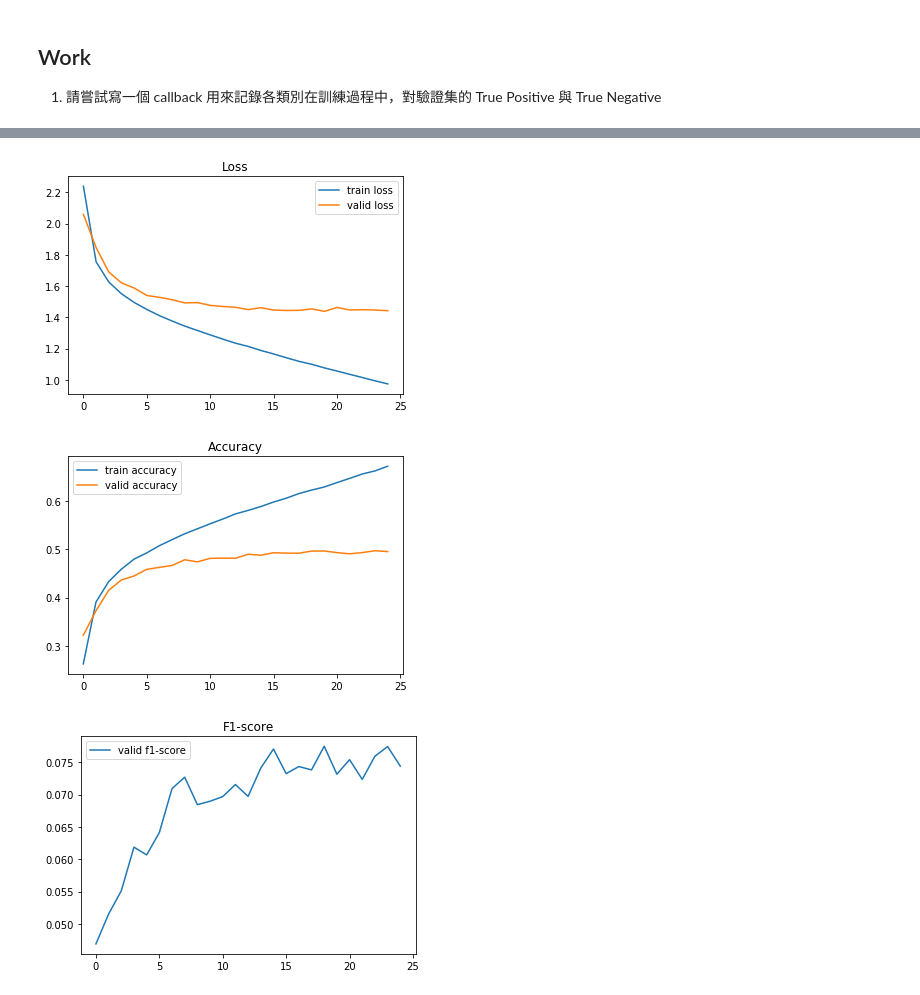
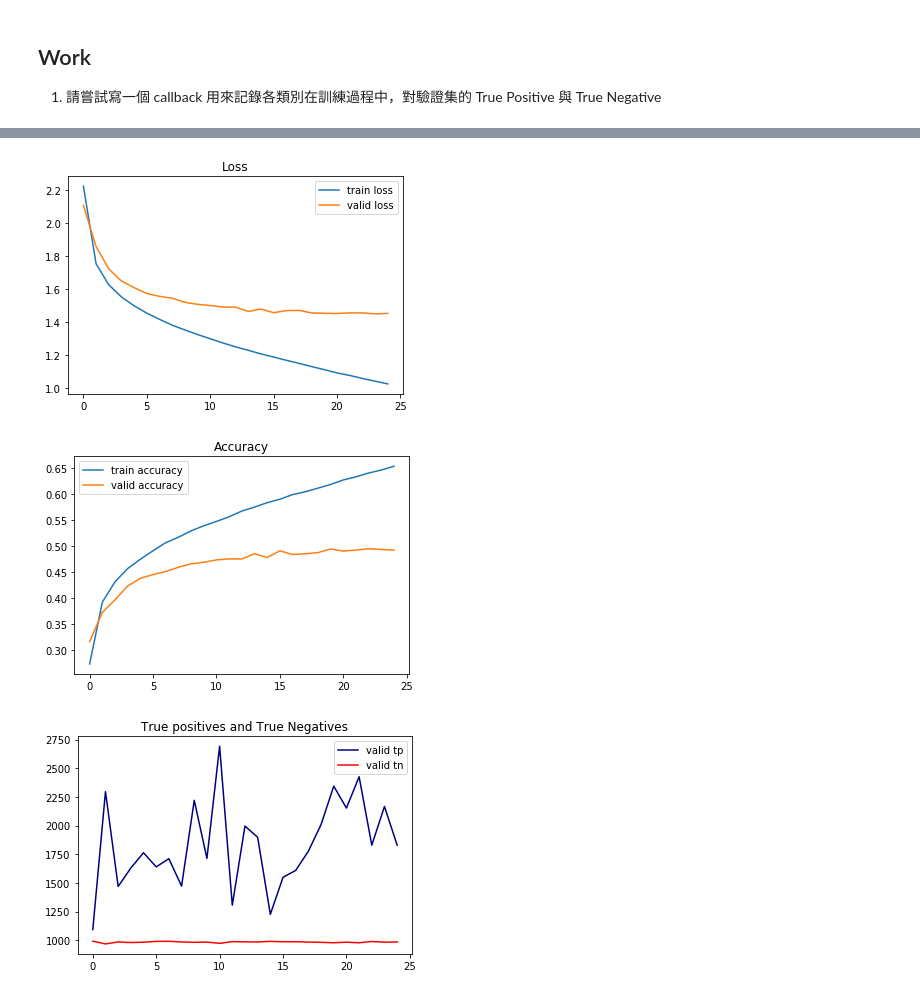
Before and after one commit to HRTseng/100Day-ML-Marathon, a Jupyter notebook: Day_088_HW.ipynb, the cells around one changed output, grey strips where cells are left out. Cells and saved outputs as stored; diff of their text form; code cells hidden in the pictures.

```diff
--- a/Day_088_HW.ipynb
+++ b/Day_088_HW.ipynb
@@ -34,11 +36,7 @@ y_train = preproc_y(y_train)
 y_test = preproc_y(y_test)
 # %%
 from keras.layers import BatchNormalization
-
-"""
-建立神經網路，並加入 BN layer
-"""
-def build_mlp(input_shape, output_units=10, num_neurons=[512, 256, 128]):
+def build_mlp(input_shape, output_units=10, num_neurons=[256, 256, 256]):
     input_layer = keras.layers.Input(input_shape)
 
     for i, n_units in enumerate(num_neurons):
@@ -64,17 +62,14 @@ EPOCHS = 25
 BATCH_SIZE = 1024
 MOMENTUM = 0.95
 # %%
-"""
-# 載入 Callbacks，撰寫一個 f1 score 的 callback function
-"""
+# 載入 Callbacks
+from keras.callbacks import Callback
 
-from keras.callbacks import Callback
-from sklearn.metrics import f1_score
-
-class f1sc(Callback):
+# Record_fp_tp
+class Record_tp_tn(Callback):
     def on_train_begin(self, epoch, logs = {}):
         logs = logs or {}
-        record_items = ["val_auc", "val_f1sc", "val_fp", "val_fn", "val_tp", "val_tn"]
+        record_items = ["val_tp", "val_tn"]
         for i in record_items:
             if i not in self.params['metrics']:
                 self.params['metrics'].append(i)
@@ -85,9 +80,13 @@ class f1sc(Callback):
         y_pred = self.model.predict(self.validation_data[0])
         y_pred = (y_pred[:, 1] >= thres) * 1
 
-        logs["val_f1sc"] = f1_score(y_true = y_true, y_pred = y_pred, average="weighted")
+        val_tp = sum(y_true*y_pred)
+        val_tn = sum((y_true==0) & (y_pred==0))
 
-log_f1sc = f1sc()
+        logs["val_tp"] = val_tp
+        logs["val_tn"] = val_tn
+
+rec_tptn = Record_tp_tn()
 # %%
 model = build_mlp(input_shape=x_train.shape[1:])
 model.summary()
@@ -99,7 +98,7 @@ model.fit(x_train, y_train,
           batch_size=BATCH_SIZE,
           validation_data=(x_test, y_test),
           shuffle=True,
-          callbacks=[log_f1sc]
+          callbacks=[rec_tptn]
          )
 
 # Collect results
@@ -108,6 +107,6 @@ valid_loss = model.history.history["val_loss"]
 train_acc = model.history.history["acc"]
 valid_acc = model.history.history["val_acc"]
 
-# 在訓練後，將 f1sc 紀錄調出
-valid_f1sc = model.history.history['val_f1sc']
+valid_tp = model.history.history['val_tp']
+valid_tn = model.history.history['val_tn']
 # %% [output]
@@ -164,24 +130,25 @@ Epoch 25/25
 # %%
 import matplotlib.pyplot as plt
 %matplotlib inline
 
 plt.plot(range(len(train_loss)), train_loss, label="train loss")
 plt.plot(range(len(valid_loss)), valid_loss, label="valid loss")
 plt.legend()
 plt.title("Loss")
 plt.show()
 
 plt.plot(range(len(train_acc)), train_acc, label="train accuracy")
 plt.plot(range(len(valid_acc)), valid_acc, label="valid accuracy")
 plt.legend()
 plt.title("Accuracy")
 plt.show()
 
-plt.plot(range(len(valid_f1sc)), valid_f1sc, label="valid f1-score")
+plt.plot(range(len(valid_tp)), valid_tp, label="valid tp", color="navy")
+plt.plot(range(len(valid_tn)), valid_tn, label="valid tn", color="red")
 plt.legend()
-plt.title("F1-score")
+plt.title("True positives and True Negatives")
 plt.show()
 # %% [output]
-[figure, old version]
+[figure, new version]
-[figure, old version]
+[figure, new version]
-[figure, old version]
+[figure, new version]
```
Also changed, not shown: parts of 2 cells of this notebook, 2 other files.
